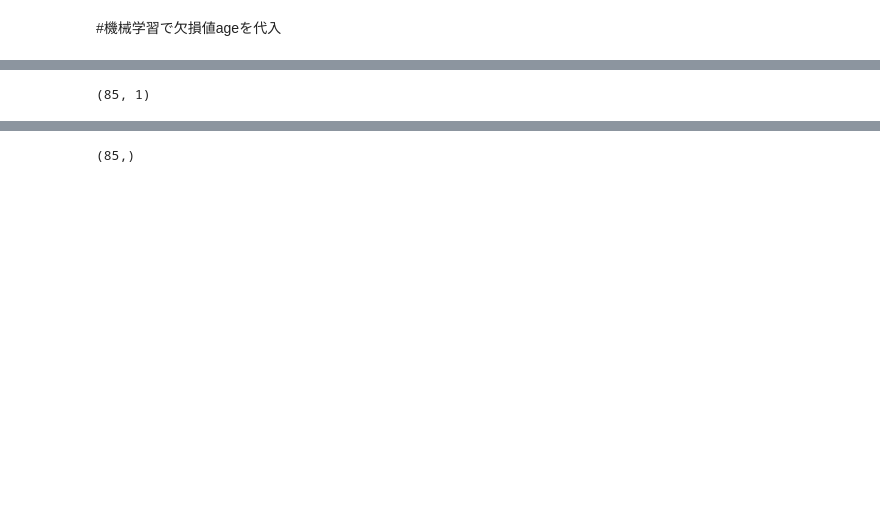
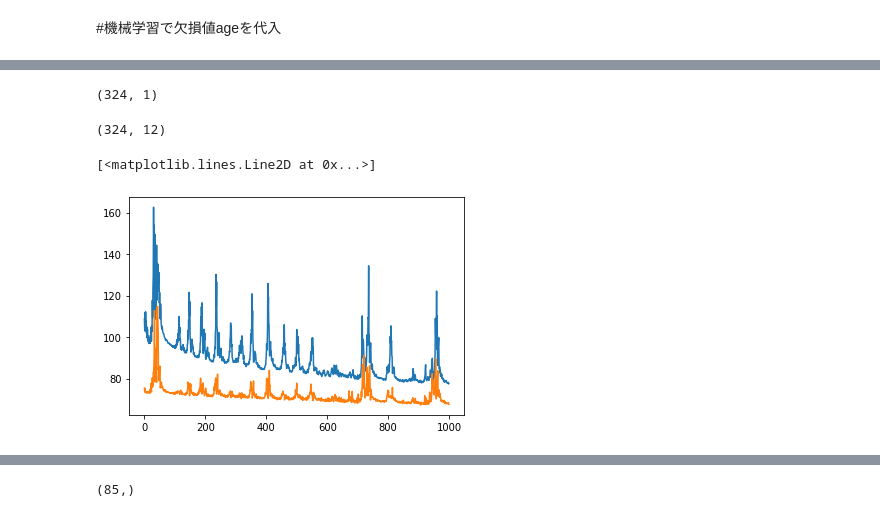
Before and after one commit to renya1993/Learning, a Jupyter notebook: タイタニックコンペ.ipynb, the cells around one changed output, grey strips where cells are left out. Saved outputs shown, nothing was run; the diff lists cells and outputs as text; code cells hidden in the pictures; blank space fills up the shorter version.

```diff
--- a/タイタニックコンペ.ipynb
+++ b/タイタニックコンペ.ipynb
@@ -268,3 +249,3 @@ train_have_age_train
 # %%
 from sklearn.model_selection import train_test_split
-x_train,x_test,t_train,t_test = train_test_split(train_have_age_train,train_have_age_test,test_size=0.2)
+x_train,x_test,t_train,t_test = train_test_split(train_have_age_train,train_have_age_test,test_size=0.1)
@@ -270,0 +256,5 @@ x_train,x_test,t_train,t_test = train_test_split(train_have_age_train,train_have
+# %%
+x_train=x_train.values.reshape(-1,train_have_age_train.shape[1])
+t_train=t_train.values.reshape(-1,1)
+x_test=x_test.values.reshape(-1,train_have_age_train.shape[1])
+t_test=t_test.values.reshape(-1,1)
@@ -274,2 +269,0 @@ lr=LR()
-# %%
-lr.fit(x_train,t_train)
@@ -299,6 +269,0 @@ rmse_test 12.471510532676483
-# %%
-pre_lost_test = lr.predict(train_lost_age)
-pre_lost_test.reshape(-1,1).shape
-#出力完了
-# %% [output]
-(85, 1)
@@ -304,0 +296,56 @@ pre_lost_test.reshape(-1,1).shape
+# %%
+device = torch.device("cuda" if torch.cuda.is_available() else "cpu")
+model2 = MLP2(train_have_age_train.shape[1],1).to(device)
+criterion = nn.MSELoss()
+
+def compute_loss(t,y):
+  return criterion(y,t)
+
+optimizer = optimizers.Adam(model2.parameters(),lr=0.01)
+# %%
+t_train.shape
+# %% [output]
+(324, 1)
+# %%
+x_train.shape
+# %% [output]
+(324, 12)
+# %%
+import matplotlib.pyplot as plt
+
+def train_step(x,t):
+  model2.train()
+  preds = model2(x)
+  loss = compute_loss(t,preds)
+  optimizer.zero_grad()
+  loss.backward()
+  optimizer.step()
+  return loss
+
+epochs = 1000
+f= []
+r= []
+for epoch in range(epochs):
+
+  train_loss =0
+  x_ = torch.Tensor(x_train).to(device)
+  t_ = torch.Tensor(t_train).to(device)
+  x_t = torch.Tensor(x_test).to(device)
+  t_t = torch.Tensor(t_test).to(device)
+  loss = train_step(x_,t_).data.cpu().numpy()
+  loss2 = train_step(x_t,t_t).data.cpu().numpy()
+  f.append(loss)
+  r.append(loss2)
+  now_epoch=epoch
+"""
+  if epoch>300:
+    if f[epoch-1]<f[epoch]+f[epoch]/20 and r[epoch-1]<r[epoch]+r[epoch]/20 :
+      print(f[epoch])
+      break
+
+"""
+plt.plot(np.arange(0,now_epoch+1,1),f)
+plt.plot(np.arange(0,now_epoch+1,1),r)
+# %% [output]
+[<matplotlib.lines.Line2D at 0x...>]
+[figure, added]
```
Also changed, not shown: parts of 41 cells of this notebook.
